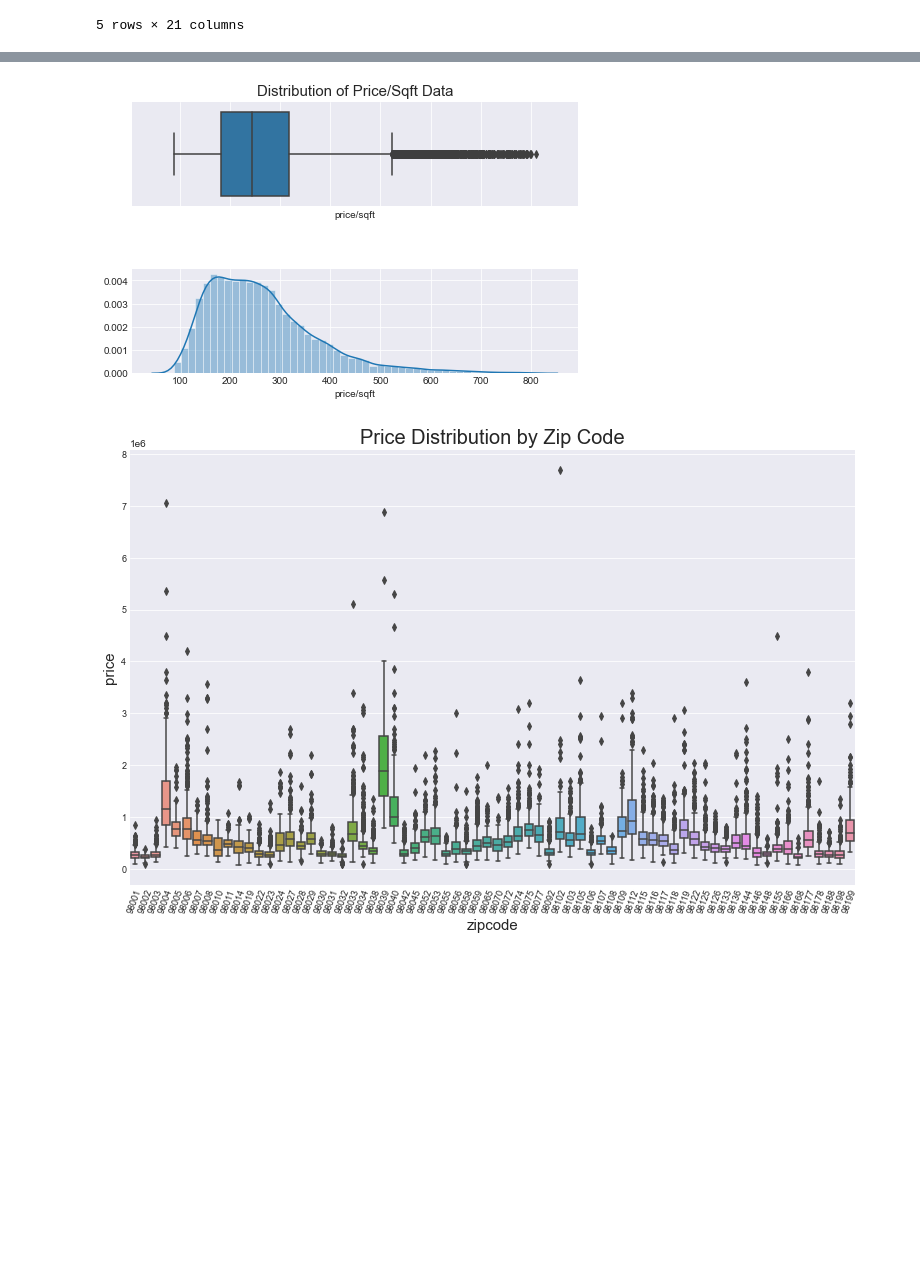
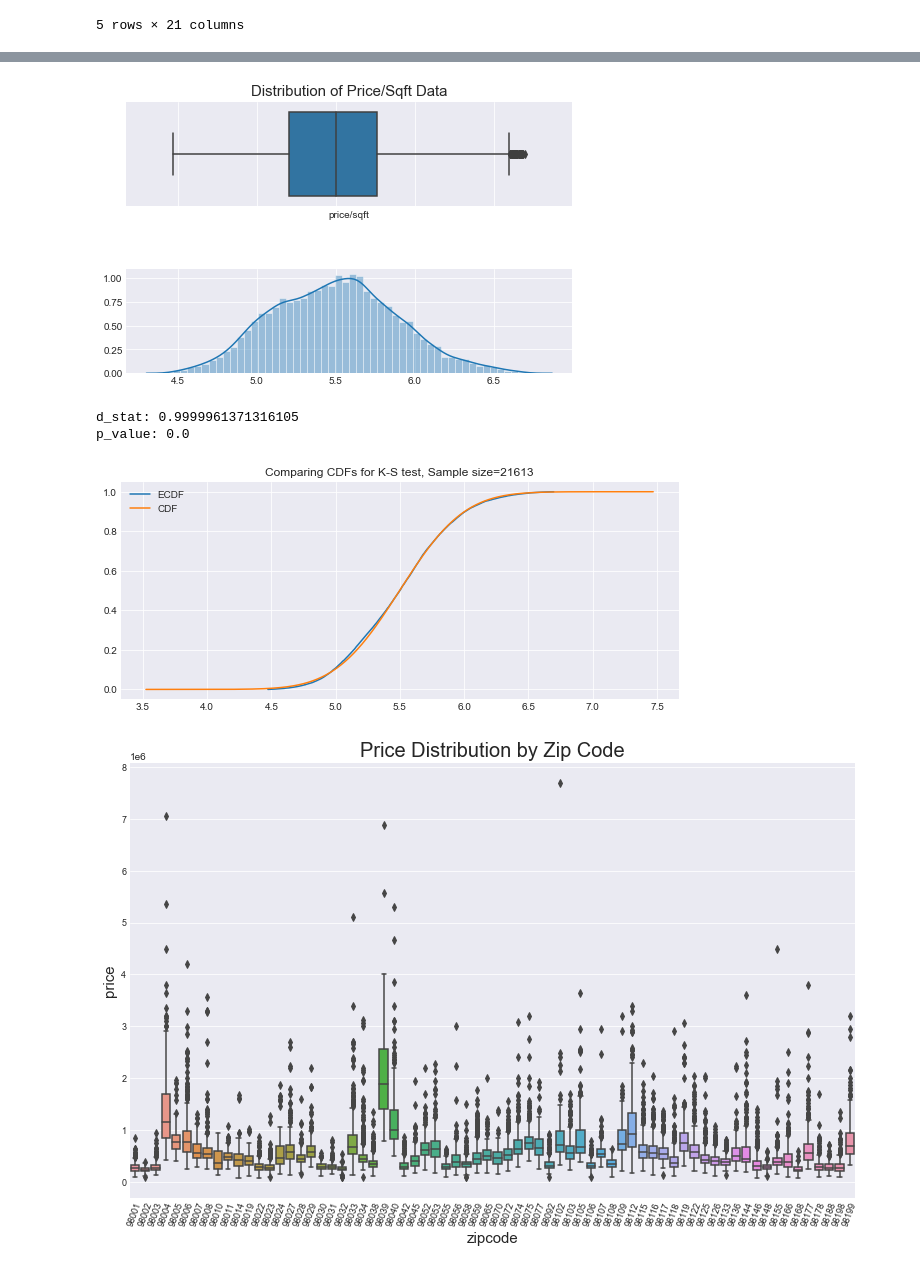
Before and after one commit to fecezar/Module-2-regression-project, a Jupyter notebook: regression_house_prices.ipynb, the cells around one changed output, grey strips where cells are left out. Saved outputs shown, nothing was run; the diff lists cells and outputs as text; code cells hidden in the pictures; blank space fills up the shorter version.

```diff
--- a/regression_house_prices.ipynb
+++ b/regression_house_prices.ipynb
@@ -60,18 +102,29 @@ plt.show()
 # %%
 df['price/sqft'] = df['price'] / df['sqft_living']
 
 f, (ax1, ax2) = plt.subplots(2, 1, figsize=(8, 5), sharex=True)
 #plt.title('Distribution of Price Data')
 plt.subplots_adjust(hspace=0.6)
 
 
-sns.boxplot(x="price/sqft", data=df, ax=ax1)
-sns.distplot(df['price/sqft'], kde=True, hist=True)
+sns.boxplot(x="price/sqft", data=df[["price/sqft"]].apply(np.log), ax=ax1)
+sns.distplot(df[["price/sqft"]].apply(np.log), kde=True, hist=True)
 ax1.set_title('Distribution of Price/Sqft Data', fontsize=15)
 
 plt.show()
+
+data = df["price/sqft"].apply(np.log).values
+ks_plot(data)
+
+# K-S test to test normality
+d_stat, p_value =  stats.kstest(data, 'norm')
+print('d_stat:', d_stat)
+print('p_value:', p_value)
 # %% [output]
-[figure, old version]
+[figure, new version]
+d_stat: 0.9999961371316105
+p_value: 0.0
+[figure, added]
 # %%
 plt.figure(figsize=(13,8))
 
```
Also changed, not shown: parts of 4 cells of this notebook.
